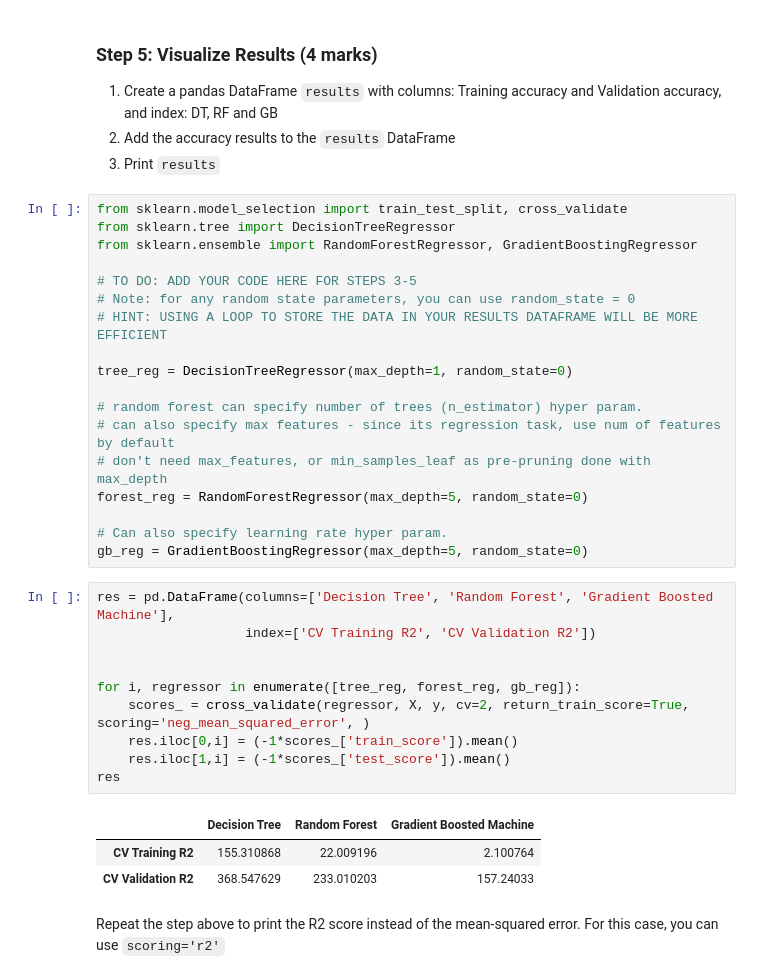
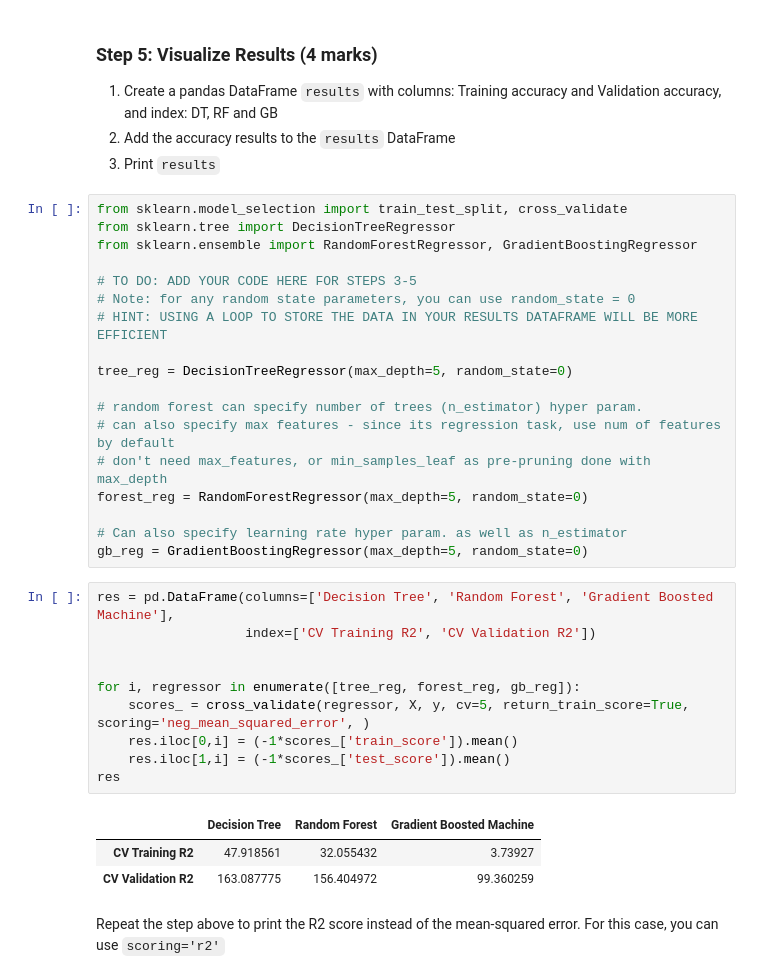
Before and after one commit to sauravuprety21/enel682-labs, a Jupyter notebook: Assignment 3.ipynb, the cells around one changed output. Cells and saved outputs as stored; diff of their text form.

```diff
--- a/Assignment 3.ipynb
+++ b/Assignment 3.ipynb
@@ -57,29 +57,29 @@ from sklearn.ensemble import RandomForestRegressor, GradientBoostingRegressor
 # Note: for any random state parameters, you can use random_state = 0
 # HINT: USING A LOOP TO STORE THE DATA IN YOUR RESULTS DATAFRAME WILL BE MORE EFFICIENT
 
-tree_reg = DecisionTreeRegressor(max_depth=1, random_state=0)
+tree_reg = DecisionTreeRegressor(max_depth=5, random_state=0)
 
 # random forest can specify number of trees (n_estimator) hyper param.
 # can also specify max features - since its regression task, use num of features by default
 # don't need max_features, or min_samples_leaf as pre-pruning done with max_depth
 forest_reg = RandomForestRegressor(max_depth=5, random_state=0)
 
-# Can also specify learning rate hyper param.
+# Can also specify learning rate hyper param. as well as n_estimator
 gb_reg = GradientBoostingRegressor(max_depth=5, random_state=0)
 # %%
 res = pd.DataFrame(columns=['Decision Tree', 'Random Forest', 'Gradient Boosted Machine'],
                    index=['CV Training R2', 'CV Validation R2'])
 
 
 for i, regressor in enumerate([tree_reg, forest_reg, gb_reg]):
-    scores_ = cross_validate(regressor, X, y, cv=2, return_train_score=True, scoring='neg_mean_squared_error', )
+    scores_ = cross_validate(regressor, X, y, cv=5, return_train_score=True, scoring='neg_mean_squared_error', )
     res.iloc[0,i] = (-1*scores_['train_score']).mean()
     res.iloc[1,i] = (-1*scores_['test_score']).mean()
 res
 # %% [output]
 |  | Decision Tree | Random Forest | Gradient Boosted Machine |
-| CV Training R2 | 155.310868 | 22.009196 | 2.100764 |
-| CV Validation R2 | 368.547629 | 233.010203 | 157.24033 |
+| CV Training R2 | 47.918561 | 32.055432 | 3.73927 |
+| CV Validation R2 | 163.087775 | 156.404972 | 99.360259 |
 # %% [markdown]
 Repeat the step above to print the R2 score instead of the mean-squared error. For this case, you can use `scoring='r2'`
 # %%
```
Also changed, not shown: parts of 17 cells of this notebook, 1 other file.
